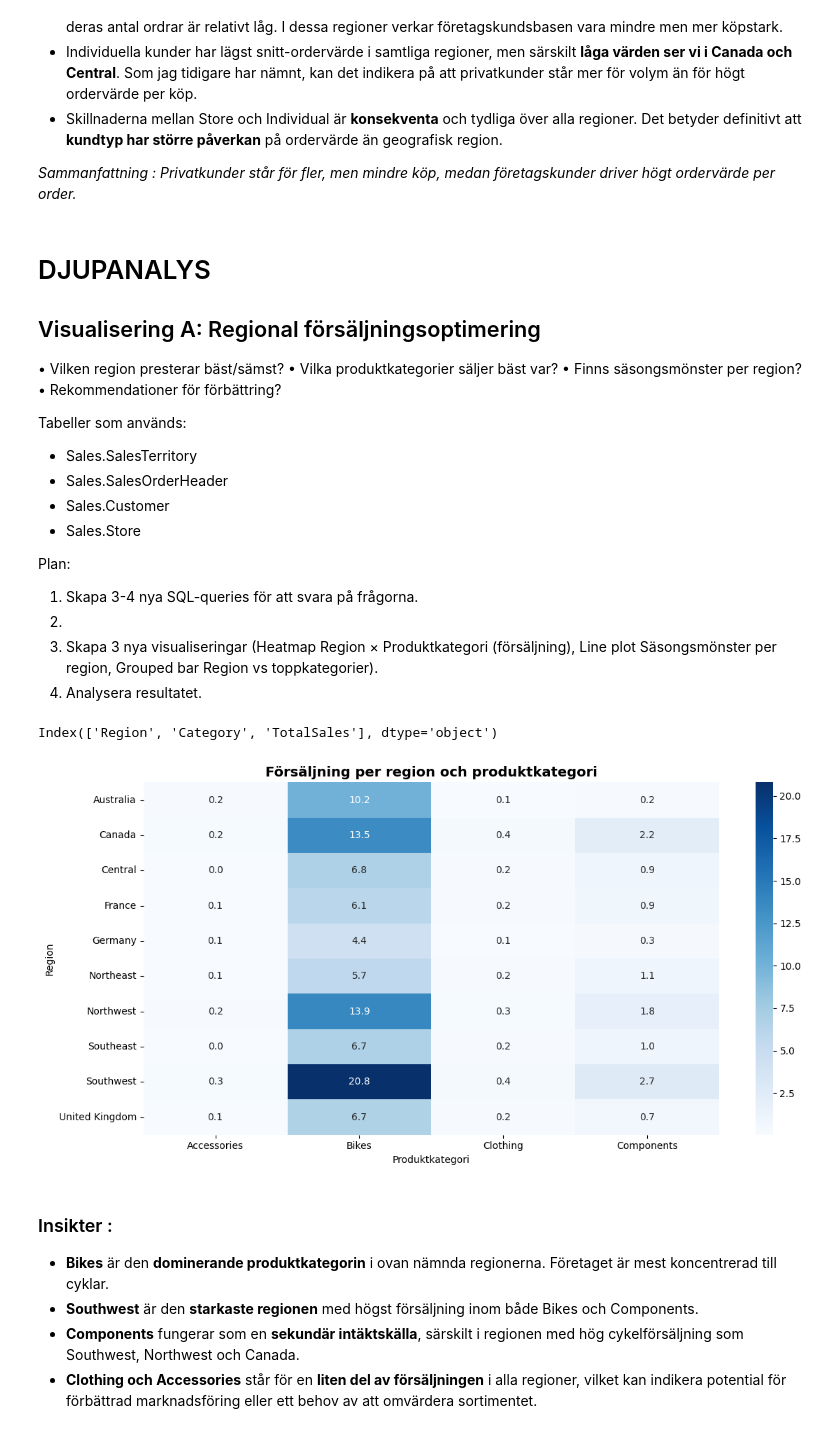
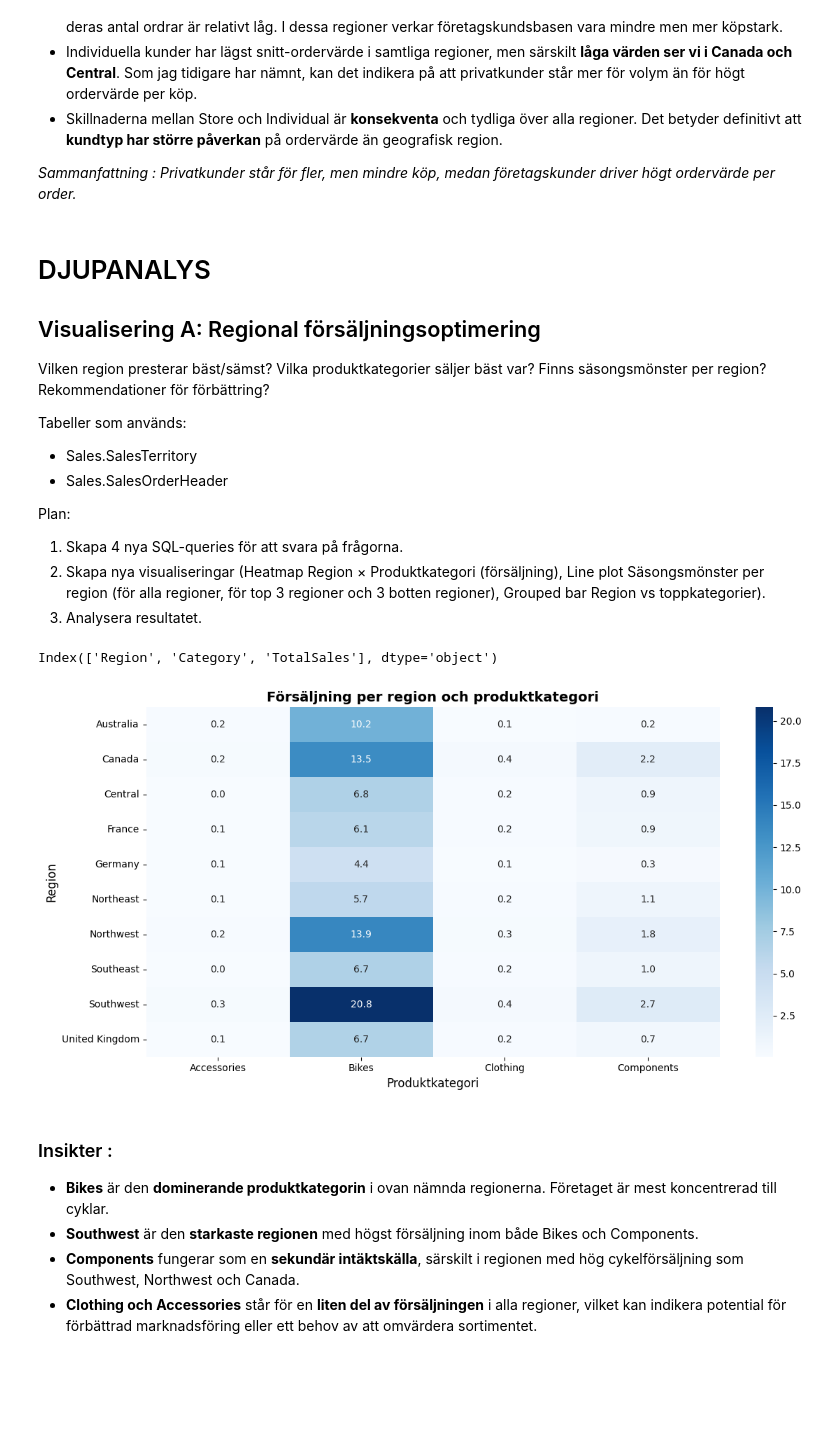
Before and after one commit to KataBeh/adventureworks-analys, a Jupyter notebook: notebooks/analys.ipynb, the cells around one changed output. Saved outputs shown, nothing was run; the diff lists cells and outputs as text; code cells hidden in the pictures; blank space fills up the shorter version.

```diff
--- a/notebooks/analys.ipynb
+++ b/notebooks/analys.ipynb
@@ -557,22 +557,19 @@ Det kan betyda att företagskunder gör färre men större inköp, medan privatp
 
 ## Visualisering A: Regional försäljningsoptimering
 
-•	Vilken region presterar bäst/sämst?
-•	Vilka produktkategorier säljer bäst var?
-•	Finns säsongsmönster per region?
-•	Rekommendationer för förbättring?
+Vilken region presterar bäst/sämst?
+Vilka produktkategorier säljer bäst var?
+Finns säsongsmönster per region?
+Rekommendationer för förbättring?
 
 Tabeller som används:
 - Sales.SalesTerritory
 - Sales.SalesOrderHeader
-- Sales.Customer
-- Sales.Store
 
 Plan:
-1. Skapa 3-4 nya SQL-queries för att svara på frågorna.
-2.
-3. Skapa 3 nya visualiseringar (Heatmap Region × Produktkategori (försäljning), Line plot Säsongsmönster per region, Grouped bar Region vs toppkategorier).
-4. Analysera resultatet.
+1. Skapa 4 nya SQL-queries för att svara på frågorna.
+2. Skapa nya visualiseringar (Heatmap Region × Produktkategori (försäljning), Line plot Säsongsmönster per region (för alla regioner, för top 3 regioner och 3 botten regioner), Grouped bar Region vs toppkategorier).
+3. Analysera resultatet.
 # %%
 query_visA = """
 
@@ -608,24 +605,24 @@ pivot_region_category_M = pivot_region_category / 1_000_000
 # %%
 import seaborn as sns
 import matplotlib.pyplot as plt
 
 plt.figure(figsize=(12,6))
 
 sns.heatmap(
     pivot_region_category_M,
     annot = True,
     fmt = ".1f",
     cmap = "Blues"
 )
 
 plt.title("Försäljning per region och produktkategori", fontsize = 14, fontweight = "bold" )
-plt.xlabel("Produktkategori")
-plt.ylabel("Region")
+plt.xlabel("Produktkategori", fontsize = 12)
+plt.ylabel("Region", fontsize = 12)
 
 plt.tight_layout()
 plt.show()
 # %% [output]
-[figure, old version]
+[figure, new version]
 # %% [markdown]
 ### Insikter :
 
```
Also changed, not shown: parts of 18 cells of this notebook, 1 other file.
